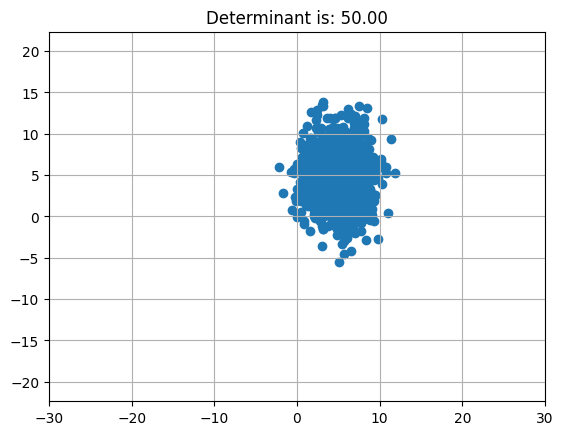
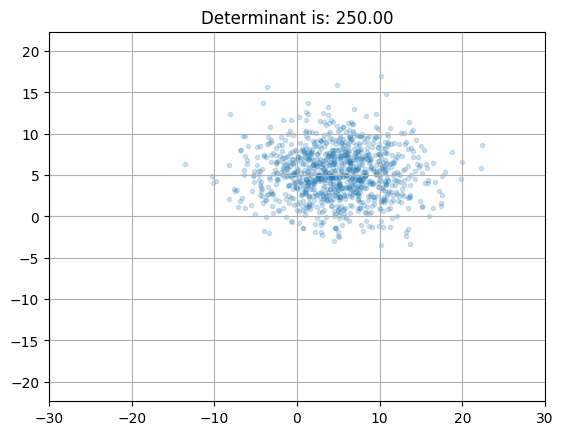
Code edit (unified diff) that turned the first committed figure into the second:
--- before
+++ after
@@ -3,12 +3,12 @@
 mu = [5.0, 5.0]
 
-C = [[1.0,  0.0],
+#C = [[1.0,  0.0],
+#     [0.0,  10.0]]
+
+#C = [[5.0,  0.0],
+#     [0.0,  10.0]]
+
+C = [[25.0,  0.0],
      [0.0,  10.0]]
-
-C = [[5.0,  0.0],
-     [0.0,  10.0]]
-
-#C = [[25.0,  0.0],
-#     [0.0,  10.0]]
 
 D = numpy.random.multivariate_normal(mean=mu, cov=C, size=1000)
@@ -17,5 +17,5 @@
 
 import matplotlib.pyplot as plt
-plt.scatter(D[:,0], D[:,1])
+plt.scatter(D[:,0], D[:,1], marker=".", alpha=0.2)
 plt.axis("equal")
 plt.xlim(-30,+30)

Commit: n-dim KF demo project from lecture MSS yesterday (Mon, May 18)